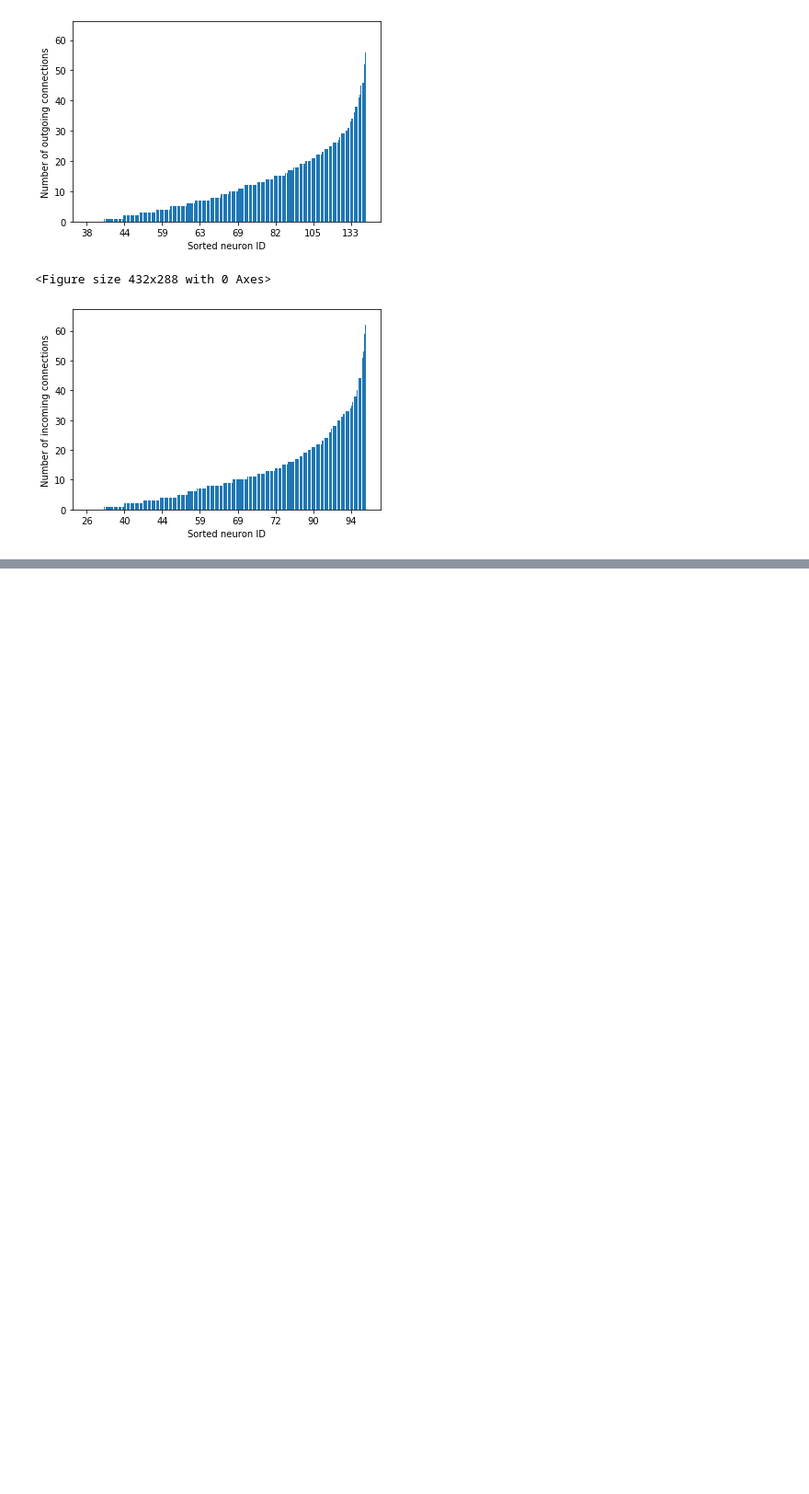
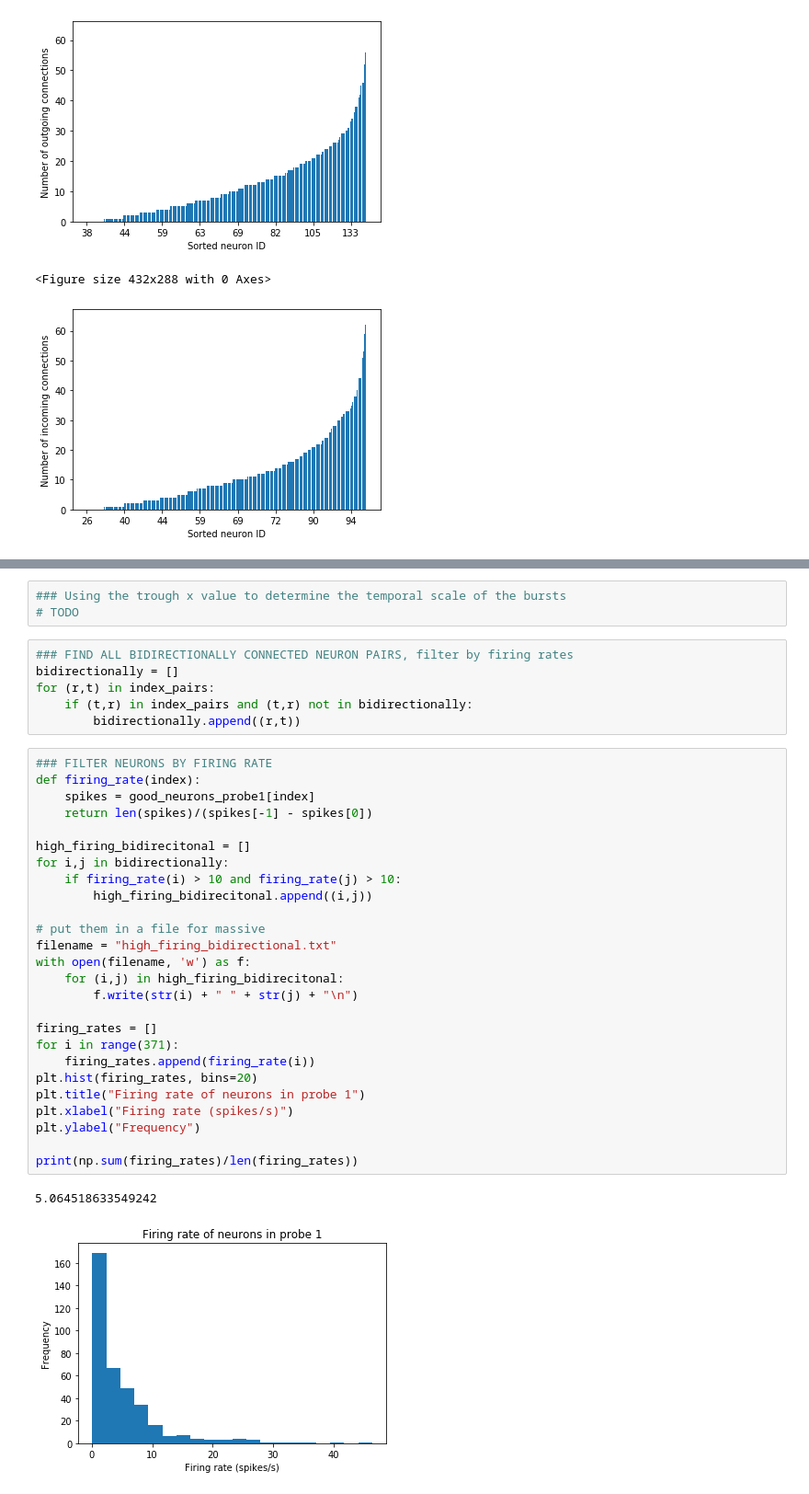
Before and after one commit to mmasque/temporal_emergence, a Jupyter notebook: temporal_emergence_analysis.ipynb, the cells around one changed output, grey strips where cells are left out. Shown: that part at 92% size. Saved outputs shown, nothing was run; the diff lists cells and outputs as text; blank space fills up the shorter version.

Commit message:
Added code to compute various spike and Phi statistics, preparing to run it on Supercomputer

```diff
--- a/temporal_emergence_analysis.ipynb
+++ b/temporal_emergence_analysis.ipynb
@@ -546,0 +563,38 @@ Text(0, 0.5, 'Number of incoming connections')
+# %%
+### Using the trough x value to determine the temporal scale of the bursts
+# TODO
+# %%
+### FIND ALL BIDIRECTIONALLY CONNECTED NEURON PAIRS, filter by firing rates
+bidirectionally = []
+for (r,t) in index_pairs:
+    if (t,r) in index_pairs and (t,r) not in bidirectionally:
+        bidirectionally.append((r,t))
+# %%
+### FILTER NEURONS BY FIRING RATE
+def firing_rate(index):
+    spikes = good_neurons_probe1[index]
+    return len(spikes)/(spikes[-1] - spikes[0])
+
+high_firing_bidirecitonal = []
+for i,j in bidirectionally:
+    if firing_rate(i) > 10 and firing_rate(j) > 10:
+        high_firing_bidirecitonal.append((i,j))
+
+# put them in a file for massive
+filename = "high_firing_bidirectional.txt"
+with open(filename, 'w') as f:
+    for (i,j) in high_firing_bidirecitonal:
+        f.write(str(i) + " " + str(j) + "\n")
+
+firing_rates = []
+for i in range(371):
+    firing_rates.append(firing_rate(i))
+plt.hist(firing_rates, bins=20)
+plt.title("Firing rate of neurons in probe 1")
+plt.xlabel("Firing rate (spikes/s)")
+plt.ylabel("Frequency")
+
+print(np.sum(firing_rates)/len(firing_rates))
+# %% [output]
+5.064518633549242
+[figure, added]
```
Also changed, not shown: parts of 5 cells of this notebook, 7 other files.
